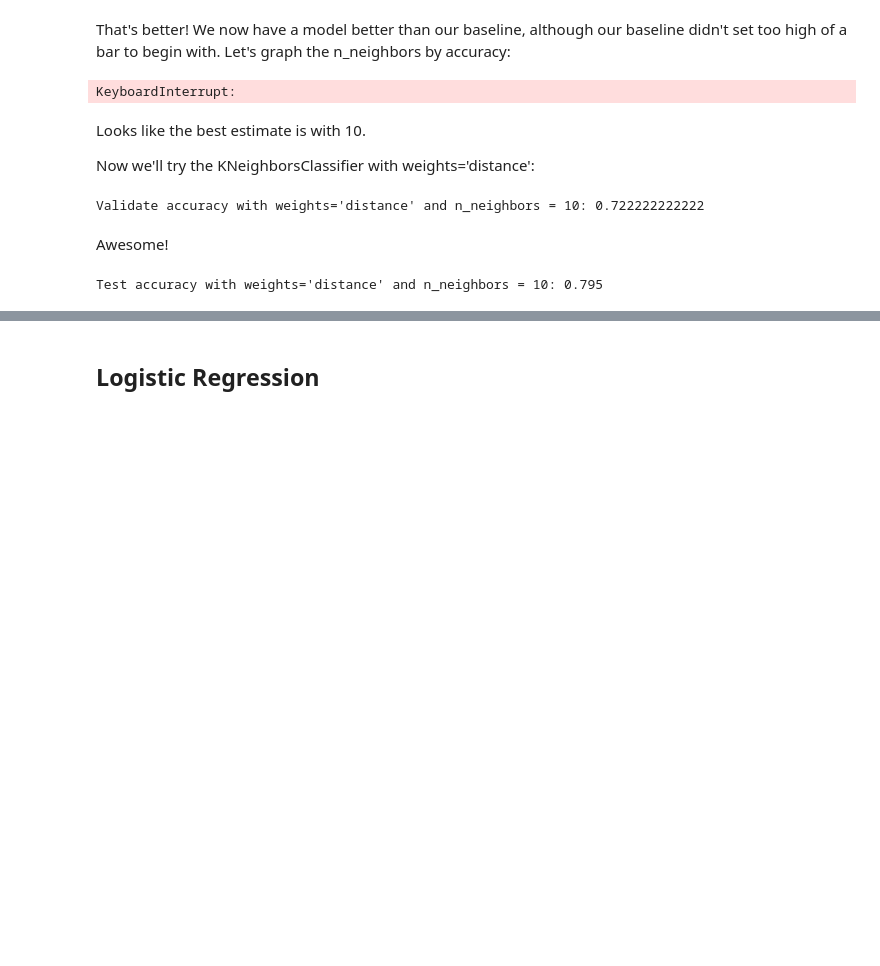
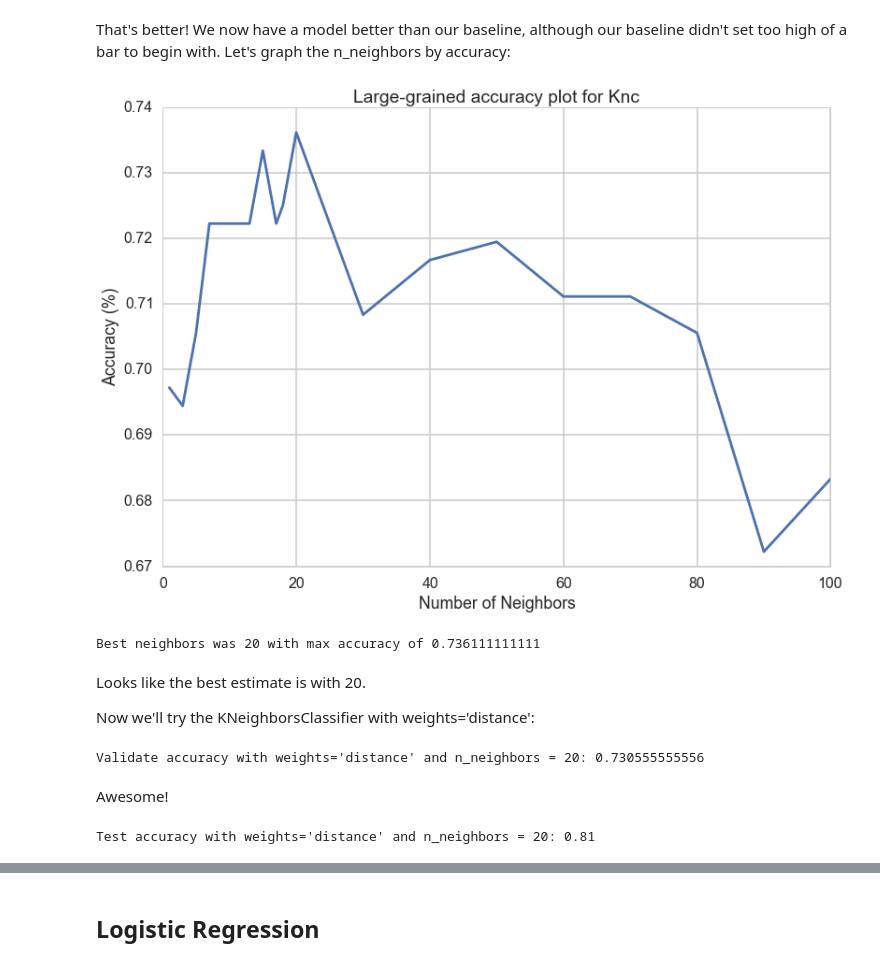
Before and after one commit to nicodri/CS109_crunchbase, a Jupyter notebook: EnsembleAnalysis.ipynb, the cells around one changed output, grey strips where cells are left out. Saved outputs shown, nothing was run; the diff lists cells and outputs as text; code cells hidden in the pictures; blank space fills up the shorter version.

```diff
--- a/EnsembleAnalysis.ipynb
+++ b/EnsembleAnalysis.ipynb
@@ -374,37 +374,46 @@ That's better!  We now have a model better than our baseline, although our basel
 # %%
 # GRAPH THE N_NEIGBORS (X-AXIS)  BY ACCURACY (Y-AXIS)!
 # Large-grained
 neighbors=[1,3,5,7,9,11,13,15,17,18,19,20,30,40,50, 60, 70, 80, 90, 100]
 accuracies=[]
+max_neighbors = 0
+max_accuracy = -float("inf")
 for n in neighbors:
     knc = KNeighborsClassifier(n_neighbors=n)
     knc.fit(X_train, y_train)
     accuracies.append(knc.score(X_validate,y_validate))
+    if accuracies[-1] > max_accuracy:
+        max_accuracy = accuracies[-1]
+        max_neighbors = n
 plt.figure()
 plt.plot(neighbors,accuracies)
 plt.xlabel("Number of Neighbors")
 plt.ylabel("Accuracy (%)")
 plt.title('Large-grained accuracy plot for Knc')
 plt.show()
 # %% [output]
-KeyboardInterrupt:
+[figure, added]
+# %%
+print "Best neighbors was {} with max accuracy of {}".format(max_neighbors, max_accuracy)
+# %% [output]
+Best neighbors was 20 with max accuracy of 0.736111111111
 # %% [markdown]
-Looks like the best estimate is with 10.
+Looks like the best estimate is with 20.
 
 Now we'll try the KNeighborsClassifier with weights='distance':
 # %%
-knc = KNeighborsClassifier(n_neighbors=10, weights='distance')
+knc = KNeighborsClassifier(n_neighbors=max_neighbors, weights='distance')
 knc.fit(X_train, y_train)
 validate_accuracy = knc.score(X_validate,y_validate)
-print "Validate accuracy with weights='distance' and n_neighbors = 10: %s" % validate_accuracy
+print "Validate accuracy with weights='distance' and n_neighbors = {}: {}".format(max_neighbors, validate_accuracy)
 # %% [output]
-Validate accuracy with weights='distance' and n_neighbors = 10: 0.722222222222
+Validate accuracy with weights='distance' and n_neighbors = 20: 0.730555555556
 # %% [markdown]
 Awesome!
 # %%
 # Let's see how our test data fares using this KNC
 test_accuracy = knc.score(X_test,y_test)
-print "Test accuracy with weights='distance' and n_neighbors = 10: %s" % test_accuracy
+print "Test accuracy with weights='distance' and n_neighbors = {}: {}".format(max_neighbors, test_accuracy)
 # %% [output]
-Test accuracy with weights='distance' and n_neighbors = 10: 0.795
+Test accuracy with weights='distance' and n_neighbors = 20: 0.81
 # %% [markdown]
```
Also changed, not shown: parts of 21 cells of this notebook, 3 other files.
